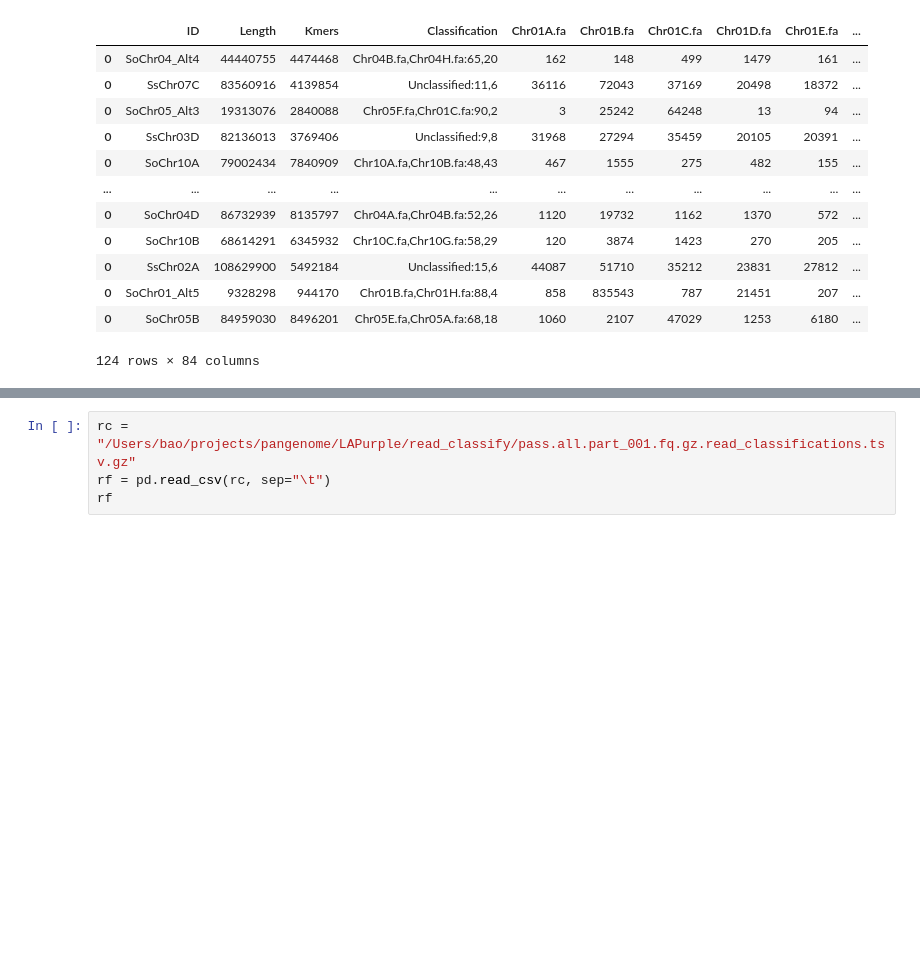
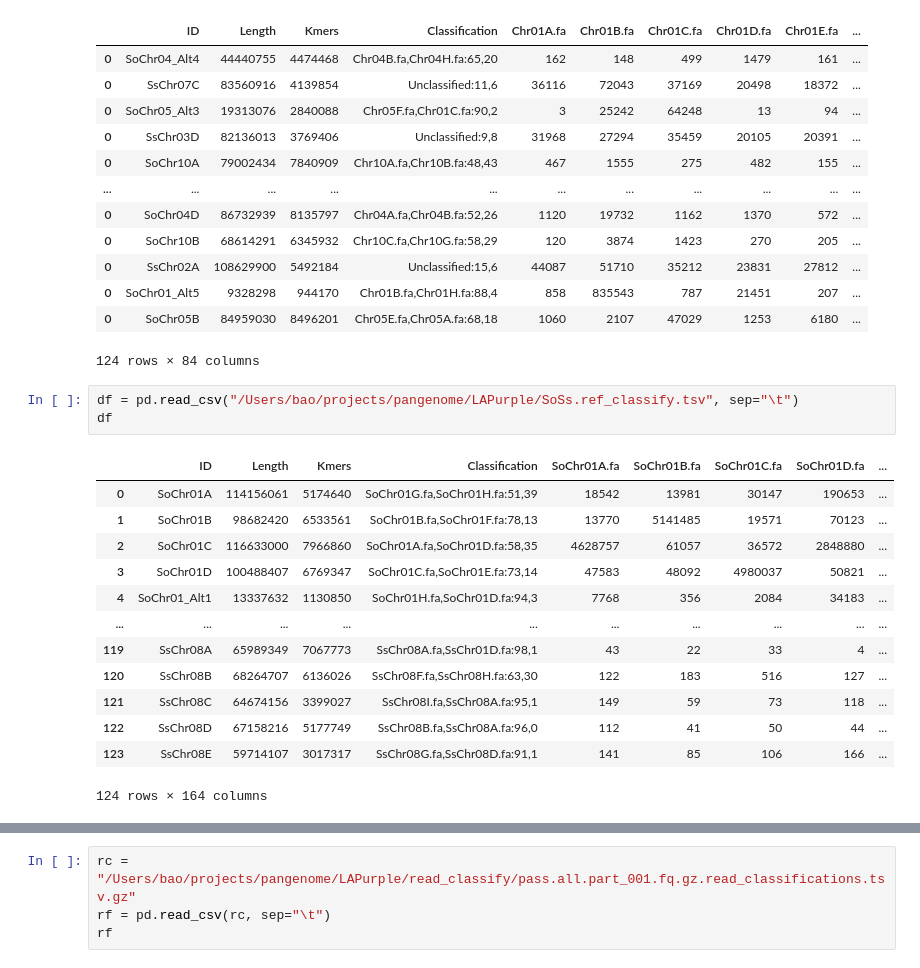
Before and after one commit to tanghaibao/klassify, a Jupyter notebook: notebooks/Breakpoint.ipynb, the cells around one changed output, grey strips where cells are left out. Drawn from its saved outputs; the diff is of its cells as text; blank space fills up the shorter version.

```diff
--- a/notebooks/Breakpoint.ipynb
+++ b/notebooks/Breakpoint.ipynb
@@ -60,6 +60,23 @@ df
 | 0 | SoChr01_Alt5 | 9328298 | 944170 | Chr01B.fa,Chr01H.fa:88,4 | 858 | 835543 | 787 | 21451 | 207 | ... |
 | 0 | SoChr05B | 84959030 | 8496201 | Chr05E.fa,Chr05A.fa:68,18 | 1060 | 2107 | 47029 | 1253 | 6180 | ... |
 124 rows × 84 columns
+# %%
+df = pd.read_csv("/Users/bao/projects/pangenome/LAPurple/SoSs.ref_classify.tsv", sep="\t")
+df
+# %% [output]
+|  | ID | Length | Kmers | Classification | SoChr01A.fa | SoChr01B.fa | SoChr01C.fa | SoChr01D.fa | ... |
+| 0 | SoChr01A | 114156061 | 5174640 | SoChr01G.fa,SoChr01H.fa:51,39 | 18542 | 13981 | 30147 | 190653 | ... |
+| 1 | SoChr01B | 98682420 | 6533561 | SoChr01B.fa,SoChr01F.fa:78,13 | 13770 | 5141485 | 19571 | 70123 | ... |
+| 2 | SoChr01C | 116633000 | 7966860 | SoChr01A.fa,SoChr01D.fa:58,35 | 4628757 | 61057 | 36572 | 2848880 | ... |
+| 3 | SoChr01D | 100488407 | 6769347 | SoChr01C.fa,SoChr01E.fa:73,14 | 47583 | 48092 | 4980037 | 50821 | ... |
+| 4 | SoChr01_Alt1 | 13337632 | 1130850 | SoChr01H.fa,SoChr01D.fa:94,3 | 7768 | 356 | 2084 | 34183 | ... |
+| ... | ... | ... | ... | ... | ... | ... | ... | ... | ... |
+| 119 | SsChr08A | 65989349 | 7067773 | SsChr08A.fa,SsChr01D.fa:98,1 | 43 | 22 | 33 | 4 | ... |
+| 120 | SsChr08B | 68264707 | 6136026 | SsChr08F.fa,SsChr08H.fa:63,30 | 122 | 183 | 516 | 127 | ... |
+| 121 | SsChr08C | 64674156 | 3399027 | SsChr08I.fa,SsChr08A.fa:95,1 | 149 | 59 | 73 | 118 | ... |
+| 122 | SsChr08D | 67158216 | 5177749 | SsChr08B.fa,SsChr08A.fa:96,0 | 112 | 41 | 50 | 44 | ... |
+| 123 | SsChr08E | 59714107 | 3017317 | SsChr08G.fa,SsChr08D.fa:91,1 | 141 | 85 | 106 | 166 | ... |
+124 rows × 164 columns
 # %%
 data = []
 pairs = set()
```
Also changed, not shown: parts of 1 cell of this notebook, 1 other file.
